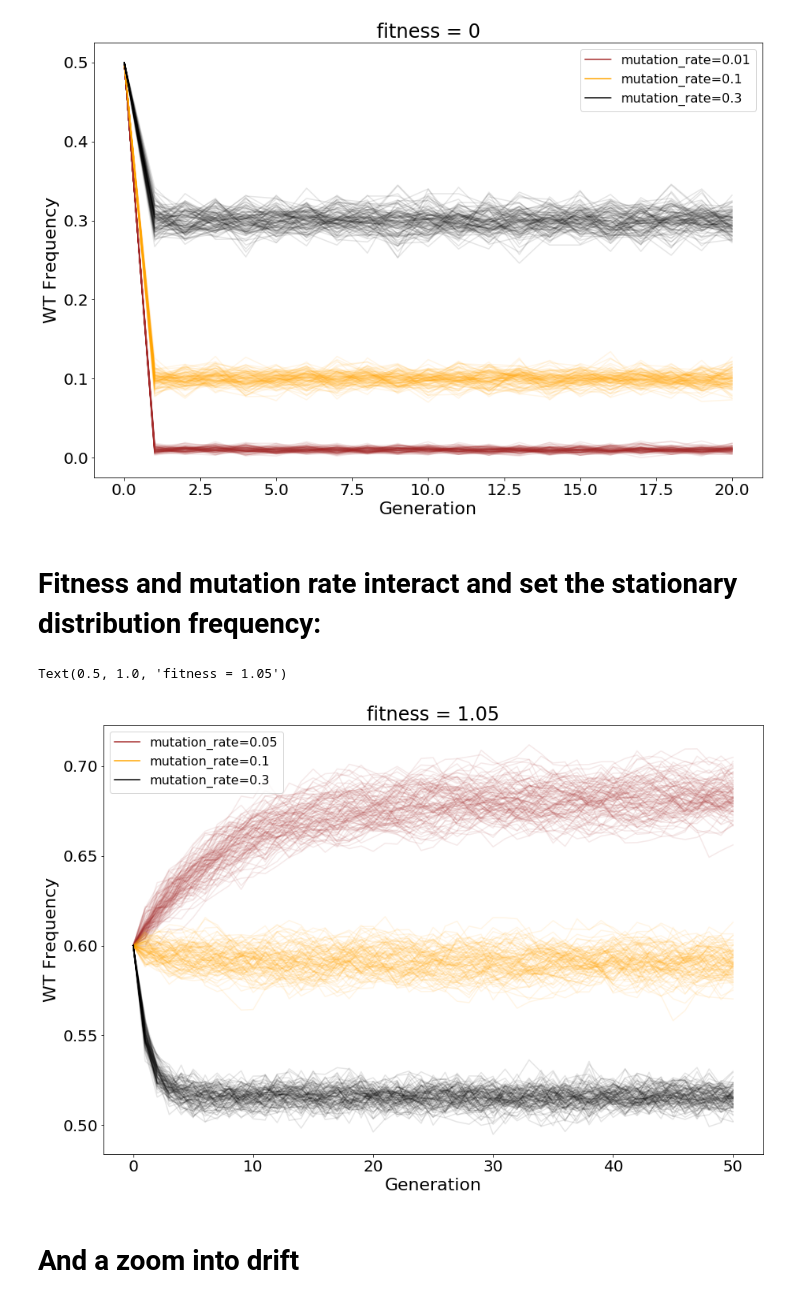
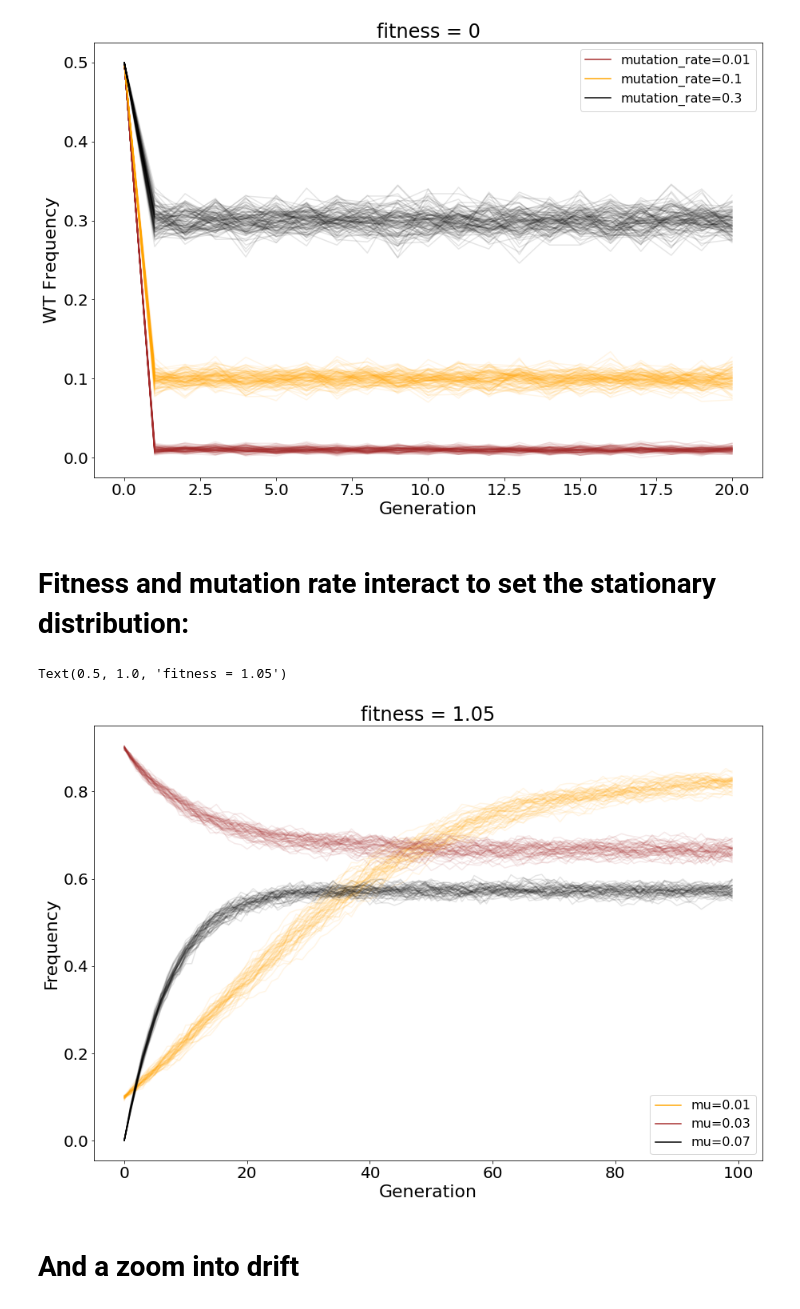
Before and after one commit to theitush/mutation-rate, a Jupyter notebook: data_simulations/Data Simulations.ipynb, the cells around one changed output. Cells and saved outputs as stored; diff of their text form; code cells hidden in the pictures.

```diff
--- a/data_simulations/Data Simulations.ipynb
+++ b/data_simulations/Data Simulations.ipynb
@@ -99,19 +143,27 @@ plt.title('fitness = 0')
 Text(0.5, 1.0, 'fitness = 0')
 [figure]
 # %% [markdown]
-# Fitness and mutation rate interact and set the stationary distribution frequency:
+# Fitness and mutation rate interact to set the stationary distribution:
-# %%
-plt.figure(figsize=(15,10))
-simulate_100(generations_number=50, wt_freq=0.6, population_size=10000,
-             fitness=1.1, mutation_rate=0.05, color='brown', label='mutation_rate=0.05')
-simulate_100(generations_number=50, wt_freq=0.6, population_size=10000,
-             fitness=1.1, mutation_rate=0.1, color='orange', label='mutation_rate=0.1')
-simulate_100(generations_number=50, wt_freq=0.6, population_size=10000,
-             fitness=1.1, mutation_rate=0.3, color='black', label='mutation_rate=0.3')
-plt.title("fitness = 1.05")
-# %% [output]
-Text(0.5, 1.0, 'fitness = 1.05')
-[figure, removed]
+# %%
+plt.figure(figsize=(15,10))
+generations_number = 100
+wt_freqs = np.ones(50)*0.6
+population_size = 10**4
+sequence_sample_size = 10**4
+fitness = 1.05
+simulate_data(fitness=fitness, mutation_rate=10**-2, color='orange', label='mu=0.01',
+              generations_number=generations_number, wt_freqs=np.ones(50)*0.1, sequence_sample_size=sequence_sample_size,
+              population_size=population_size)
+simulate_data(fitness=fitness, mutation_rate=3*10**-2, color='brown', label='mu=0.03',
+              generations_number=generations_number, wt_freqs=np.ones(50)*0.9, sequence_sample_size=sequence_sample_size,
+              population_size=population_size)
+simulate_data(fitness=fitness, mutation_rate=7*10**-2, color='black', label='mu=0.07',
+              generations_number=generations_number, wt_freqs=np.ones(50)*0.001, sequence_sample_size=sequence_sample_size,
+              population_size=population_size)
+plt.title("fitness = 1.05")
+# %% [output]
+Text(0.5, 1.0, 'fitness = 1.05')
+[figure, added]
 # %% [markdown]
 # And a zoom into drift
 # %%
```
Also changed, not shown: parts of 12 cells of this notebook, 5 other files.
